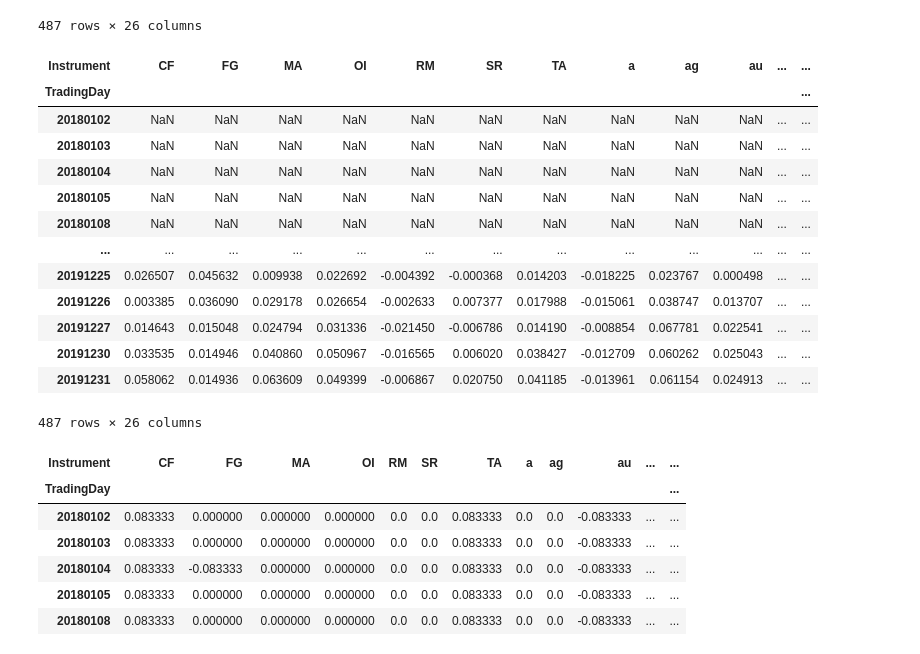
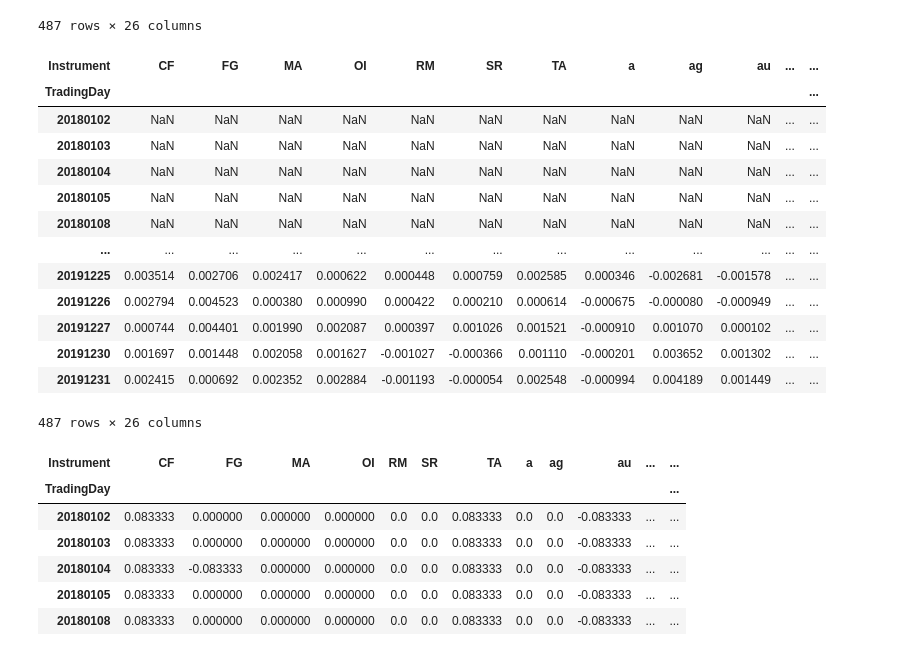
Before and after one commit to Fpengz/Momentum, a Jupyter notebook: notebook/notebook.ipynb, the cells around one changed output. Saved outputs shown, nothing was run; the diff lists cells and outputs as text; code cells hidden in the pictures.

```diff
--- a/notebook/notebook.ipynb
+++ b/notebook/notebook.ipynb
@@ -10,11 +10,12 @@ table = "AdjustedFuturesDaily"
 engine = create_engine("sqlite:///../data/FuturesMarketData.db")
 in_binds = ", ".join([f":sym{i}" for i in range(len(instruments))])
 sql = text(f"""
-    SELECT *, (ClosePrice * factor_multiply) as adjclose
-    FROM {table}
-    WHERE TradingDay >= :start
-    AND Instrument IN ({in_binds})
-""")
+        SELECT *, (ClosePrice * factor_multiply) as adjclose
+        FROM {table}
+        WHERE TradingDay >= {start_date}
+            AND Instrument IN ({in_binds})
+            AND method = 'OpenInterest'
+    """)
 
 params = {"start": start_date} | {f"sym{i}": s for i, s in enumerate(instruments)}
 
@@ -41,26 +42,44 @@ df["adjclose"]
 # %%
 px = df["adjclose"].sort_index()
 px = px.where(px > -1)
 
-L = 15
-s = 1
-logp = np.log(px)
-signal = logp.shift(s) - logp.shift(L - s)
+lookback = 15
+skip = 1
+
+# L = 15
+# s = 1
+# logp = np.log(px)
+
+# mode = "simple"
+# signal = logp.shift(s) - logp.shift(L - s)
+# signal
+
+# mode = "linear"
+log_return = np.log(px / px.shift(1))
+
+weights = np.arange(lookback, 0, -1, dtype=float)
+weights /= weights.sum()
+
+signal = (
+    log_return
+    .rolling(lookback)
+    .apply(lambda x: np.dot(x, weights), raw=True)
+)
 signal
 # %% [output]
 | Instrument | CF | FG | MA | OI | RM | SR | TA | a | ag | au | ... | ... |
 | TradingDay |  |  |  |  |  |  |  |  |  |  |  | ... |
 | 20180102 | NaN | NaN | NaN | NaN | NaN | NaN | NaN | NaN | NaN | NaN | ... | ... |
 | 20180103 | NaN | NaN | NaN | NaN | NaN | NaN | NaN | NaN | NaN | NaN | ... | ... |
 | 20180104 | NaN | NaN | NaN | NaN | NaN | NaN | NaN | NaN | NaN | NaN | ... | ... |
 | 20180105 | NaN | NaN | NaN | NaN | NaN | NaN | NaN | NaN | NaN | NaN | ... | ... |
 | 20180108 | NaN | NaN | NaN | NaN | NaN | NaN | NaN | NaN | NaN | NaN | ... | ... |
 | ... | ... | ... | ... | ... | ... | ... | ... | ... | ... | ... | ... | ... |
-| 20191225 | 0.026507 | 0.045632 | 0.009938 | 0.022692 | -0.004392 | -0.000368 | 0.014203 | -0.018225 | 0.023767 | 0.000498 | ... | ... |
-| 20191226 | 0.003385 | 0.036090 | 0.029178 | 0.026654 | -0.002633 | 0.007377 | 0.017988 | -0.015061 | 0.038747 | 0.013707 | ... | ... |
-| 20191227 | 0.014643 | 0.015048 | 0.024794 | 0.031336 | -0.021450 | -0.006786 | 0.014190 | -0.008854 | 0.067781 | 0.022541 | ... | ... |
-| 20191230 | 0.033535 | 0.014946 | 0.040860 | 0.050967 | -0.016565 | 0.006020 | 0.038427 | -0.012709 | 0.060262 | 0.025043 | ... | ... |
-| 20191231 | 0.058062 | 0.014936 | 0.063609 | 0.049399 | -0.006867 | 0.020750 | 0.041185 | -0.013961 | 0.061154 | 0.024913 | ... | ... |
+| 20191225 | 0.003514 | 0.002706 | 0.002417 | 0.000622 | 0.000448 | 0.000759 | 0.002585 | 0.000346 | -0.002681 | -0.001578 | ... | ... |
+| 20191226 | 0.002794 | 0.004523 | 0.000380 | 0.000990 | 0.000422 | 0.000210 | 0.000614 | -0.000675 | -0.000080 | -0.000949 | ... | ... |
+| 20191227 | 0.000744 | 0.004401 | 0.001990 | 0.002087 | 0.000397 | 0.001026 | 0.001521 | -0.000910 | 0.001070 | 0.000102 | ... | ... |
+| 20191230 | 0.001697 | 0.001448 | 0.002058 | 0.001627 | -0.001027 | -0.000366 | 0.001110 | -0.000201 | 0.003652 | 0.001302 | ... | ... |
+| 20191231 | 0.002415 | 0.000692 | 0.002352 | 0.002884 | -0.001193 | -0.000054 | 0.002548 | -0.000994 | 0.004189 | 0.001449 | ... | ... |
 487 rows × 26 columns
 # %%
 window = 15
```
Also changed, not shown: parts of 1 cell of this notebook, 14 other files.
